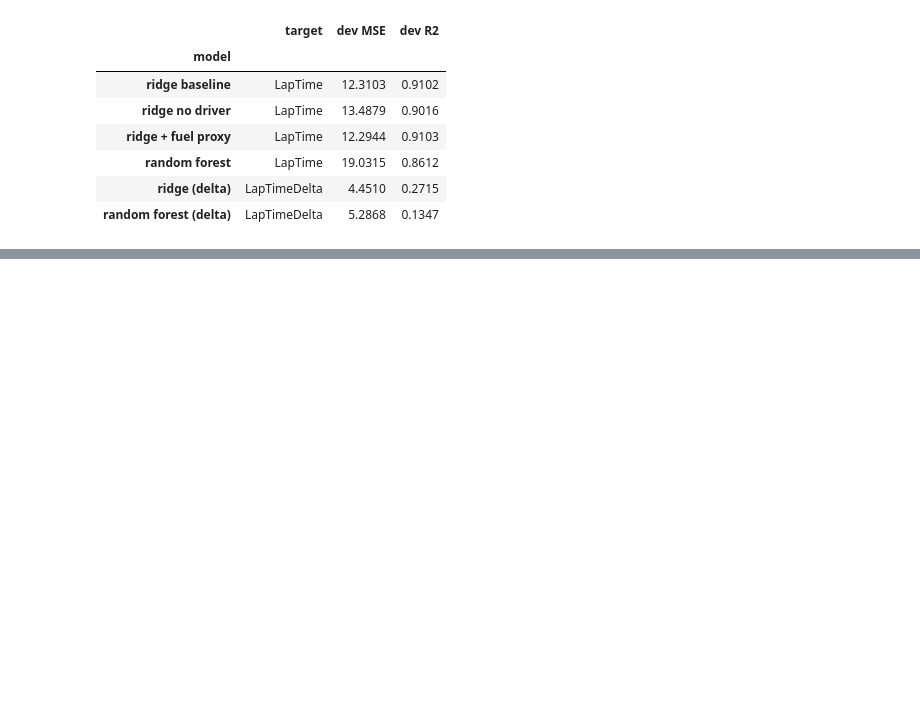
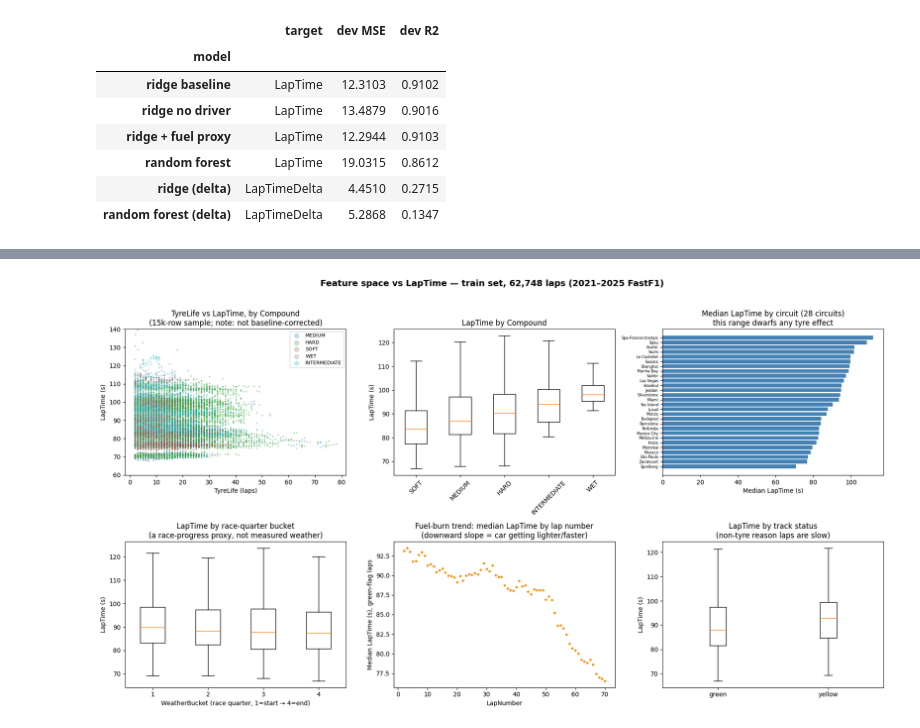
Before and after one commit to b25bb1004-wq/F1-Pitstop_Strategy, a Jupyter notebook: scripts/Tyre_degradation.ipynb, the cells around one changed output, grey strips where cells are left out. Saved outputs shown, nothing was run; the diff lists cells and outputs as text; code cells hidden in the pictures; blank space fills up the shorter version.

```diff
--- a/scripts/Tyre_degradation.ipynb
+++ b/scripts/Tyre_degradation.ipynb
@@ -385,0 +394,73 @@ results.round(4)
+# %%
+# reuses train_df from section 2 (already loaded) and TrackStatusBucket from section 3
+import matplotlib.pyplot as plt
+import numpy as np
+
+fig, axes = plt.subplots(2, 3, figsize=(18, 10))
+fig.suptitle(
+    "Feature space vs LapTime — train set, 62,748 laps (2021\u20132025 FastF1)",
+    fontsize=14, fontweight="bold",
+)
+
+# 1. TyreLife vs LapTime, colored by Compound
+ax = axes[0, 0]
+compounds = train_df["Compound"].dropna().unique()
+colors = plt.cm.tab10(np.linspace(0, 1, len(compounds)))
+sample = train_df.sample(n=min(15000, len(train_df)), random_state=42)
+for compound, color in zip(compounds, colors):
+    sub = sample[sample["Compound"] == compound]
+    ax.scatter(sub["TyreLife"], sub["LapTime"], s=3, alpha=0.25, color=color, label=compound)
+ax.set_xlabel("TyreLife (laps)")
+ax.set_ylabel("LapTime (s)")
+ax.set_title("TyreLife vs LapTime, by Compound\n(15k-row sample; note: not baseline-corrected)")
+ax.legend(markerscale=4, fontsize=8, loc="upper right")
+ax.set_ylim(60, 140)
+
+# 2. Compound vs LapTime
+ax = axes[0, 1]
+compound_order = train_df.groupby("Compound")["LapTime"].median().sort_values().index
+data = [train_df.loc[train_df["Compound"] == c, "LapTime"].clip(upper=140) for c in compound_order]
+ax.boxplot(data, tick_labels=compound_order, showfliers=False)
+ax.set_ylabel("LapTime (s)")
+ax.set_title("LapTime by Compound")
+ax.tick_params(axis="x", rotation=45)
+
+# 3. location vs LapTime, sorted by median
+ax = axes[0, 2]
+loc_median = train_df.groupby("location")["LapTime"].median().sort_values()
+ax.barh(loc_median.index, loc_median.values, color="steelblue")
+ax.set_xlabel("Median LapTime (s)")
+ax.set_title(f"Median LapTime by circuit ({len(loc_median)} circuits)\nthis range dwarfs any tyre effect")
+ax.tick_params(axis="y", labelsize=6)
+
+# 4. WeatherBucket vs LapTime
+ax = axes[1, 0]
+wb_order = sorted(train_df["WeatherBucket"].dropna().unique())
+data = [train_df.loc[train_df["WeatherBucket"] == w, "LapTime"].clip(upper=140) for w in wb_order]
+ax.boxplot(data, tick_labels=[str(int(w)) for w in wb_order], showfliers=False)
+ax.set_xlabel("WeatherBucket (race quarter, 1=start \u2192 4=end)")
+ax.set_ylabel("LapTime (s)")
+ax.set_title("LapTime by race-quarter bucket\n(a race-progress proxy, not measured weather)")
+
+# 5. LapNumber vs LapTime, green-flag laps only
+ax = axes[1, 1]
+green = train_df[train_df["TrackStatusBucket"] == "green"]
+lap_median = green.groupby("LapNumber")["LapTime"].median()
+lap_median = lap_median[lap_median.index <= 70]
+ax.scatter(lap_median.index, lap_median.values, s=8, color="darkorange")
+ax.set_xlabel("LapNumber")
+ax.set_ylabel("Median LapTime (s), green-flag laps")
+ax.set_title("Fuel-burn trend: median LapTime by lap number\n(downward slope = car getting lighter/faster)")
+
+# 6. TrackStatusBucket vs LapTime
+ax = axes[1, 2]
+ts_order = [t for t in ["green", "yellow", "red"] if t in train_df["TrackStatusBucket"].unique()]
+data = [train_df.loc[train_df["TrackStatusBucket"] == t, "LapTime"].clip(upper=200) for t in ts_order]
+ax.boxplot(data, tick_labels=ts_order, showfliers=False)
+ax.set_ylabel("LapTime (s)")
+ax.set_title("LapTime by track status\n(non-tyre reason laps are slow)")
+
+plt.tight_layout(rect=(0, 0, 1, 0.96))
+plt.show()
+# %% [output]
+[figure, added]
```
Also changed, not shown: parts of 1 cell of this notebook.
